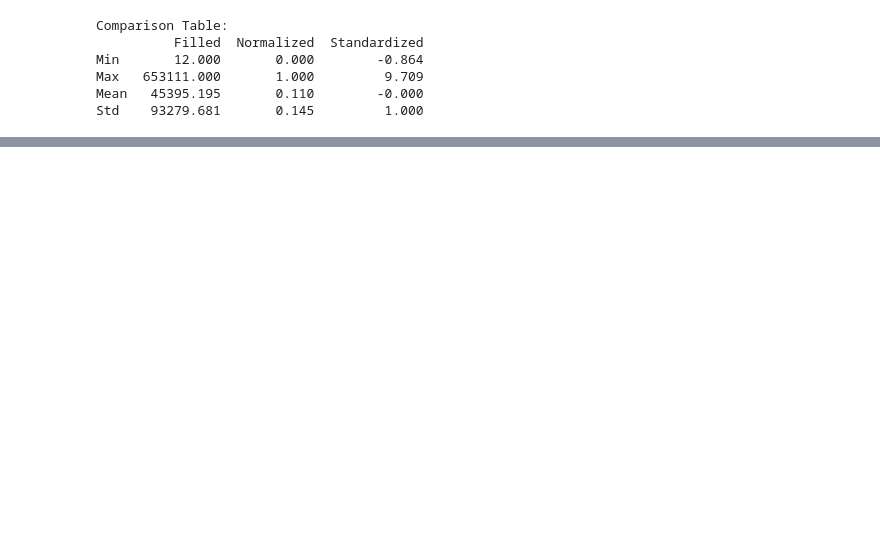
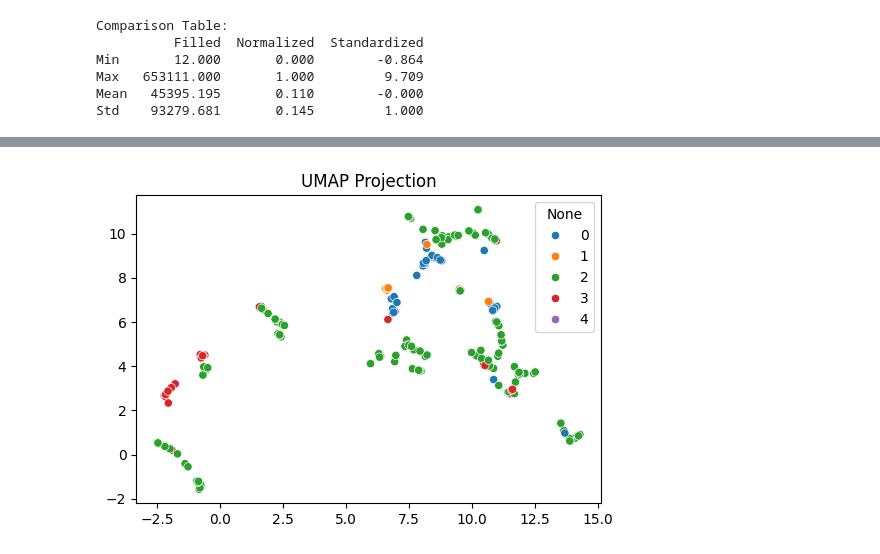
Before and after one commit to alexisannm04/CHE4230-Group-Project, a Jupyter notebook: notebooks/Progress.ipynb, the cells around one changed output, grey strips where cells are left out. Saved outputs shown, nothing was run; the diff lists cells and outputs as text; code cells hidden in the pictures; blank space fills up the shorter version.

```diff
--- a/notebooks/Progress.ipynb
+++ b/notebooks/Progress.ipynb
@@ -218,0 +249,12 @@ plt.show()
+# %%
+umap_reducer = umap.UMAP(n_components=2, n_neighbors=5, min_dist=0.05, random_state=42)
+X_umap = umap_reducer.fit_transform(full_matrix)
+y = book_data_raw["price range"].astype("category").cat.codes
+
+# Plot
+plt.figure(figsize=(6,4))
+sns.scatterplot(x=X_umap[:, 0], y=X_umap[:, 1], hue=y, palette="tab10")
+plt.title("UMAP Projection")
+plt.show()
+# %% [output]
+[figure, added]
```
Also changed, not shown: parts of 15 cells of this notebook.
